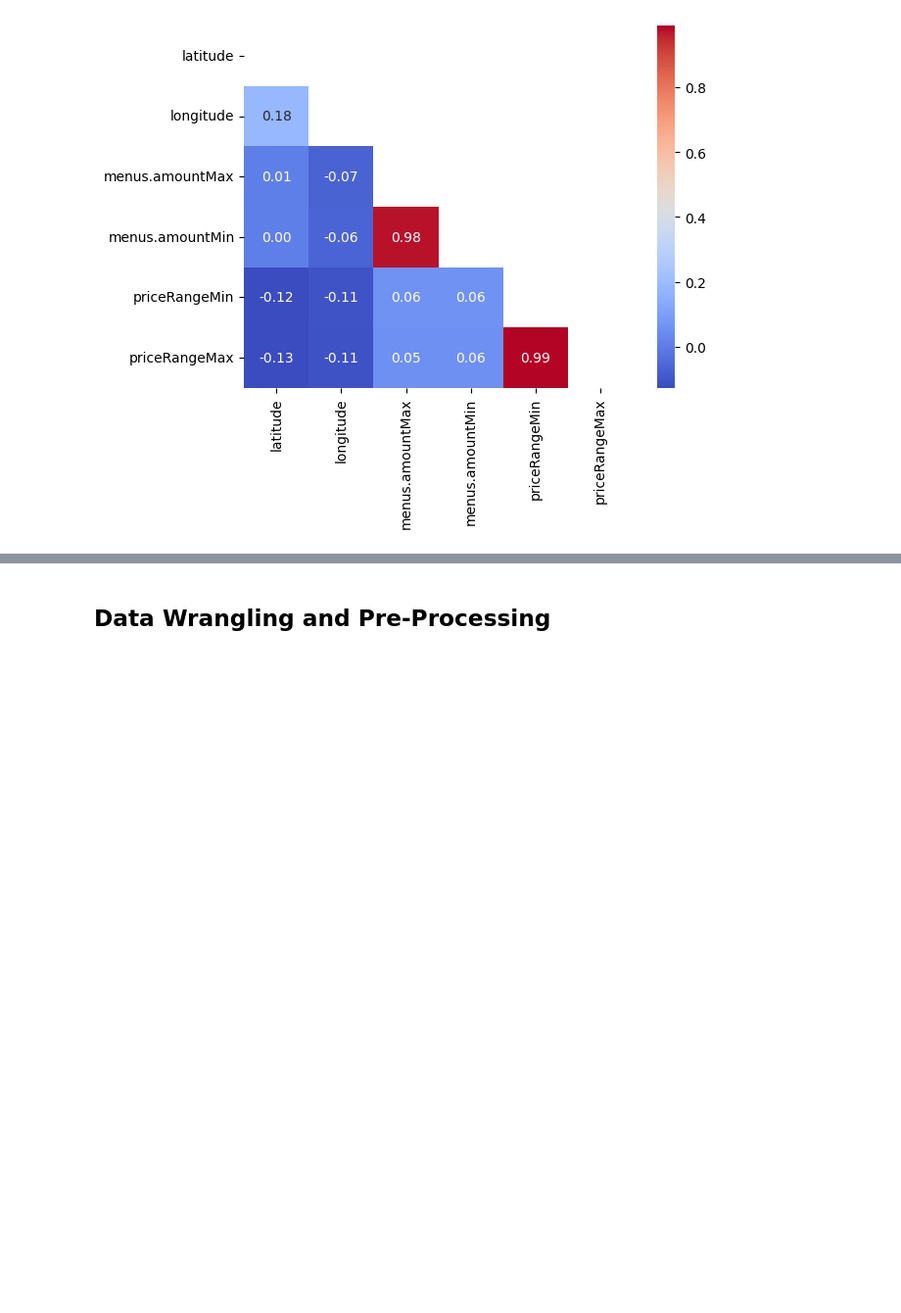
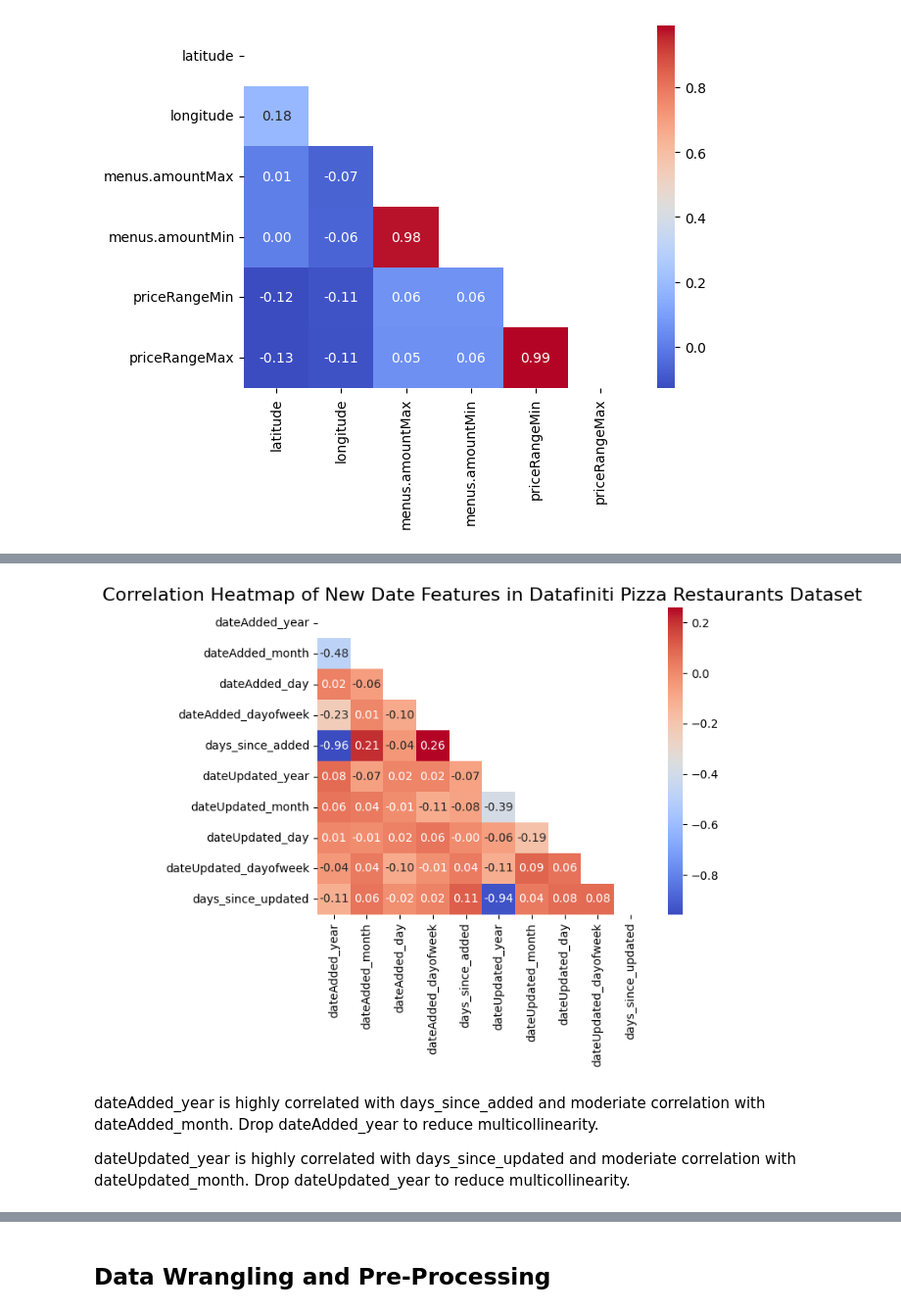
Before and after one commit to arjunvenkateshusd/ads505, a Jupyter notebook: ads505_FinalProj.ipynb, the cells around one changed output, grey strips where cells are left out. Shown at 98% size. Cells and saved outputs as stored; diff of their text form; code cells hidden in the pictures; blank space fills up the shorter version.

```diff
--- a/ads505_FinalProj.ipynb
+++ b/ads505_FinalProj.ipynb
@@ -300,0 +413,14 @@ dtype: int64
+# %%
+# Check the correlation of the new date features
+plt.figuresize=(10,8)
+# creating mask to display only one triangle of the heatmap
+mask = np.triu(np.ones_like(data2_cleaned[new_date_features].corr()))
+sns.heatmap(data2_cleaned[new_date_features].corr(), annot=True, fmt=".2f", cmap='coolwarm', mask=mask)
+plt.title("Correlation Heatmap of New Date Features in Datafiniti Pizza Restaurants Dataset", fontsize=16)
+plt.show()
+# %% [output]
+[figure, added]
+# %% [markdown]
+dateAdded_year is highly correlated with days_since_added and moderiate correlation with dateAdded_month. Drop dateAdded_year to reduce multicollinearity.
+
+dateUpdated_year is highly correlated with days_since_updated and moderiate correlation with dateUpdated_month. Drop dateUpdated_year to reduce multicollinearity.
```
Also changed, not shown: parts of 15 cells of this notebook.
